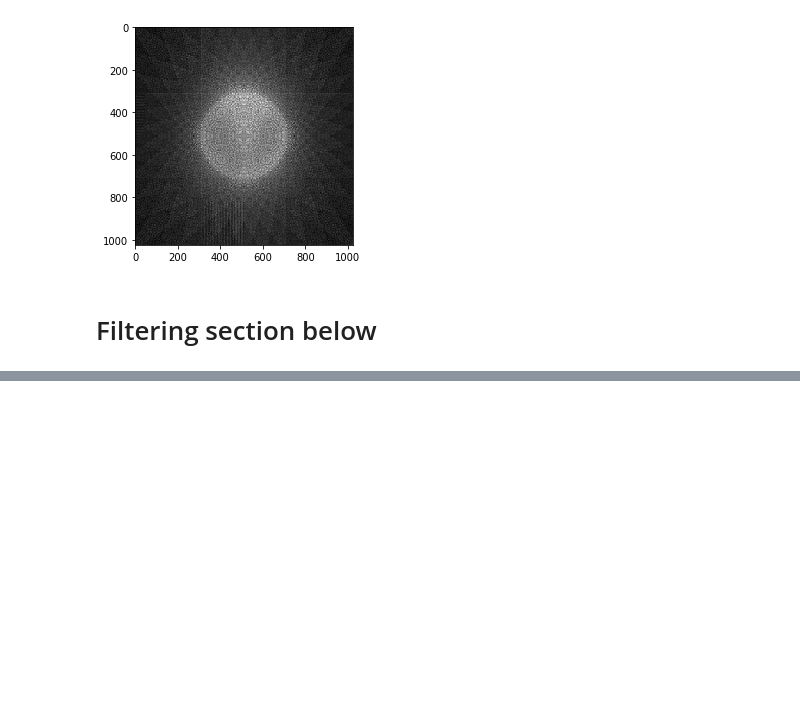
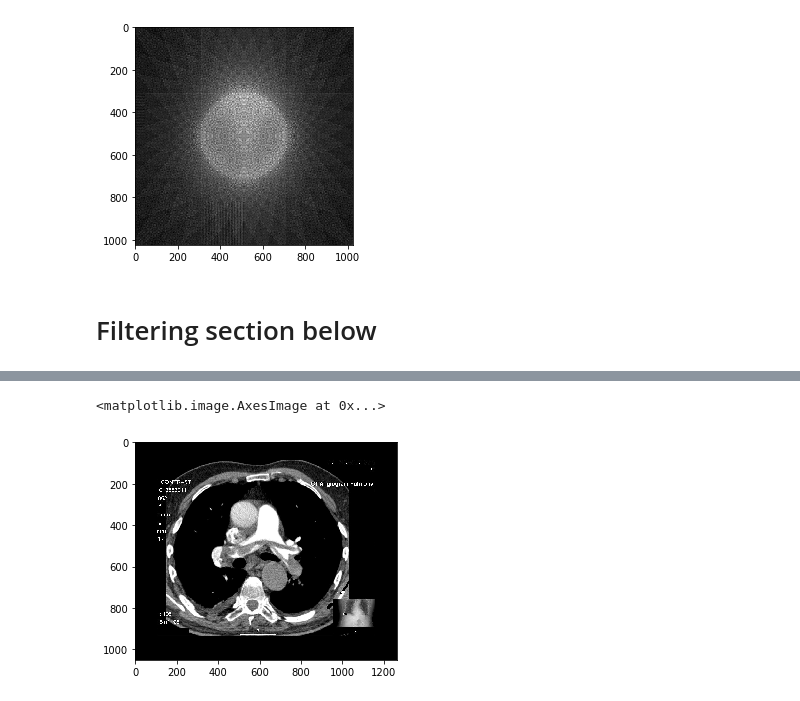
Before and after one commit to damianhorna/backprojection-tomography, a Jupyter notebook: sinogram.ipynb, the cells around one changed output, grey strips where cells are left out. Cells and saved outputs as stored; diff of their text form; code cells hidden in the pictures; blank space fills up the shorter version.

```diff
--- a/sinogram.ipynb
+++ b/sinogram.ipynb
@@ -242,4 +244,9 @@ sinogram, lines = gen_sinogram(500, 1000, 5, img)
 sinus = sinogram[:,0]
+# %%
+plt.imshow(img, cmap='gray')
+# %% [output]
+<matplotlib.image.AxesImage at 0x...>
+[figure, added]
 # %%
 def convolve_sinogram(sinogram):
     copy = sinogram.copy()
```
Also changed, not shown: parts of 12 cells of this notebook.
